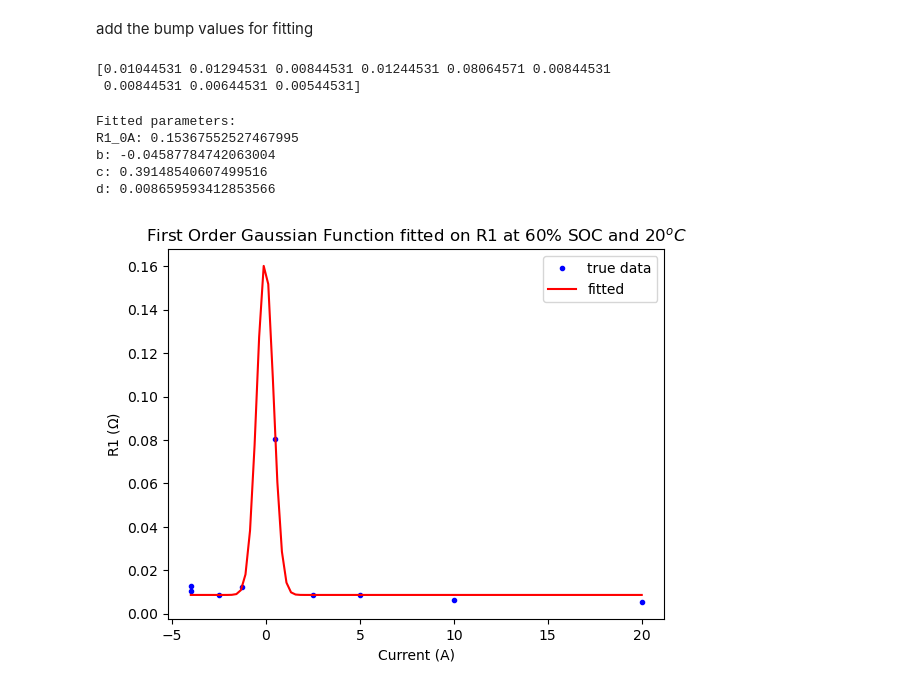
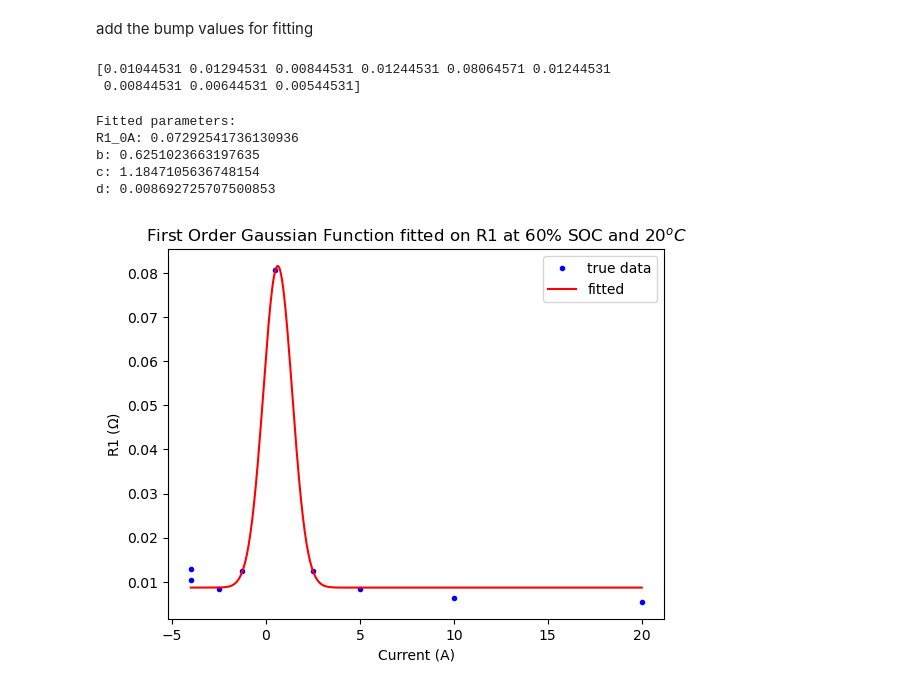
Before and after one commit to sunfanyi/modelling-of-lithium-ion-batteries, a Jupyter notebook: part_2a.ipynb, the cells around one changed output. Cells and saved outputs as stored; diff of their text form; code cells hidden in the pictures.

```diff
--- a/part_2a.ipynb
+++ b/part_2a.ipynb
@@ -332,7 +332,8 @@ I_shifted = np.concatenate((I[1:], [0]))
 idx_bump_start = np.flatnonzero((I == 0) & (I_shifted < 1) & (I_shifted > 0.2))
 idx_bump_end = np.flatnonzero((I < 1) & (I > 0.2) & (I_shifted == 0)) + 1
 # %%
-idx_bump_Vss = find_Vss_pos(t, V_actual, idx_bump_start, idx_bump_end, threshold=3000, for_bump=True)[0]
+idx_bump_Vss = find_Vss_pos(t, V_actual, idx_bump_start, idx_bump_end,
+                            for_bump=True, idx_for_bump=idx_pulse_start)[0]
 
 show_SOC = 4
 show_pulse = 1
@@ -361,41 +362,43 @@ R1_true = R1_true[sorted_idx_I]
 
 print(R1_true)
 # %% [output]
-[0.01044531 0.01294531 0.00844531 0.01244531 0.08064571 0.00844531
+[0.01044531 0.01294531 0.00844531 0.01244531 0.08064571 0.01244531
  0.00844531 0.00644531 0.00544531]
 # %%
 # Define the Gaussian function
 def gaussian(I_fit, a, b, c, d):
     return a * np.exp(-(I_fit - b)**2 / c) + d
 
 # Initial guess
 p0 = [R1_0A, 0, 1, 0.01]
 
-# Fit the data to the Gaussian function
-popts, _ = curve_fit(gaussian, I_fit, R1_true, p0)
+x = I_fit
+y_true = R1_true
+my_func = gaussian
+
+popts, x_plot, y_pred = fit_RC(x, y_true, my_func, p0)
 
 # Print the fitted parameters
 print('Fitted parameters:')
 print('R1_0A:', popts[0])
 print('b:', popts[1])
 print('c:', popts[2])
 print('d:', popts[3])
 
 # Plot the data and the fitted function
-plt.plot(I_fit, R1_true, 'b.', label='true data')
-I_plot = np.linspace(np.min(I_fit), np.max(I_fit), 100)
-plt.plot(I_plot, gaussian(I_plot, *popts), 'r-', label='fitted')
+plt.plot(x, y_true, 'b.', label='true data')
+plt.plot(x_plot, y_pred, 'r-', label='fitted')
 # plt.axvline(0)
 # plt.axhline(gaussian(0, *popts))
 plt.legend()
 plt.xlabel('Current (A)')
 plt.ylabel('R1 ($\Omega$)')
 plt.title('First Order Gaussian Function fitted on R1 at $60\%$ SOC and $20^oC$')
 plt.show()
 # %% [output]
 Fitted parameters:
-R1_0A: 0.15367552527467995
-b: -0.04587784742063004
-c: 0.39148540607499516
-d: 0.008659593412853566
+R1_0A: 0.07292541736130936
+b: 0.6251023663197635
+c: 1.1847105636748154
+d: 0.008692725707500853
-[figure, old version]
+[figure, new version]
```
Also changed, not shown: parts of 9 cells of this notebook, 4 other files.
